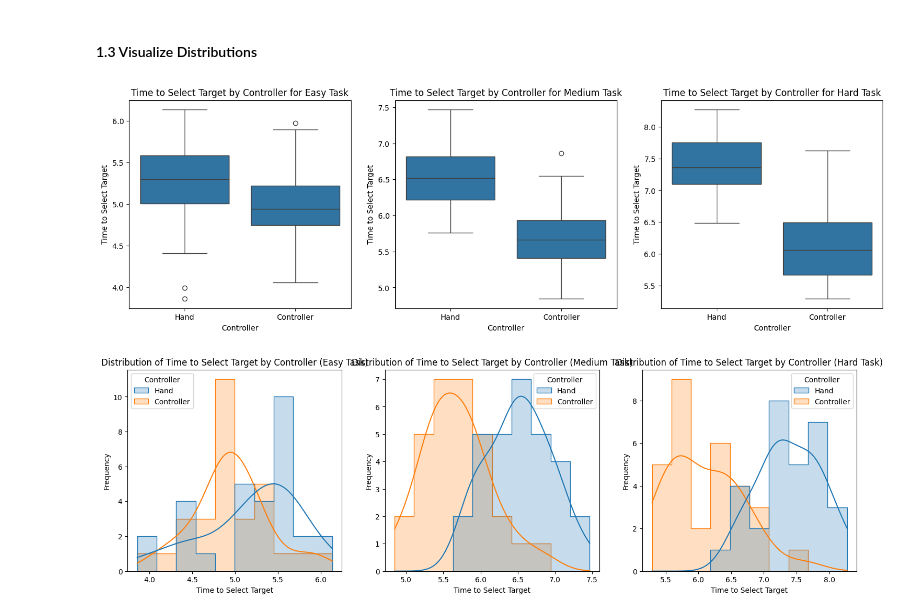
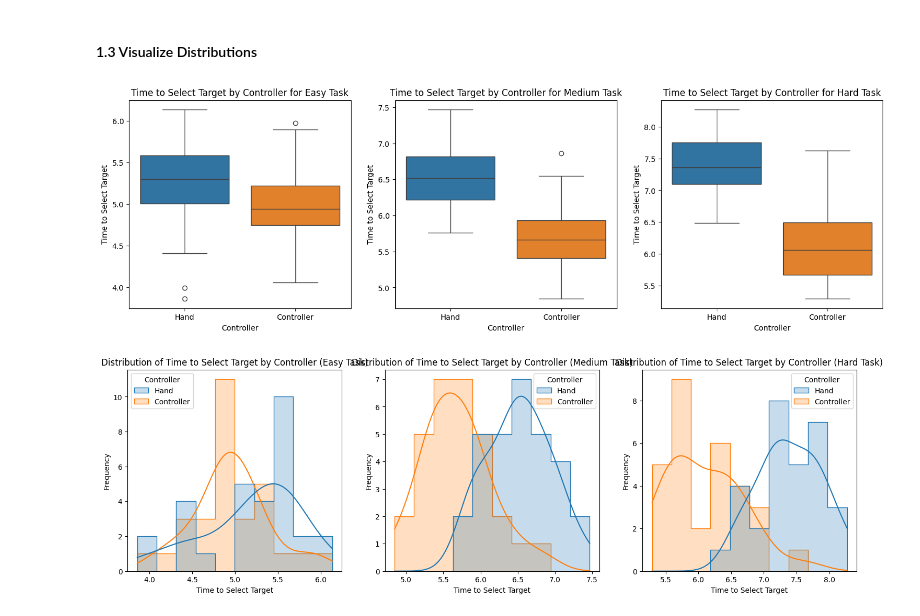
Before and after one commit to ETH-PEACH-Lab/hci_stats, a Jupyter notebook: reference.ipynb, the cells around one changed output. Cells and saved outputs as stored; diff of their text form; code cells hidden in the pictures.

```diff
--- a/reference.ipynb
+++ b/reference.ipynb
@@ -113,26 +113,26 @@ hard_task_data.groupby('Controller')[['Time_to_Select']].describe()
 # %% [markdown]
 #### 1.3 Visualize Distributions
 # %%
-# Visualize the spread and central tendency for Time to Select  -- use boxplot
+# Visualize the spread and central tendency with boxplot
 
 # List of dataframes and task names for labeling
 task_data = [easy_task_data, medium_task_data, hard_task_data]
 task_names = ["Easy Task", "Medium Task", "Hard Task"]
 
 # Set up a figure with 3 subplots
 plt.figure(figsize=(18, 5))
 
 # Loop through each dataset and create a boxplot for each
 for i, (data, task_name) in enumerate(zip(task_data, task_names), 1):
     plt.subplot(1, 3, i)
-    sns.boxplot(x="Controller", y="Time_to_Select", data=data)
+    sns.boxplot(x="Controller", y="Time_to_Select", data=data,  hue='Controller')
     plt.title(f"Time to Select Target by Controller for {task_name}")
     plt.xlabel("Controller")
     plt.ylabel("Time to Select Target")
 
 plt.show()
 # %% [output]
-[figure, old version]
+[figure, new version]
 # %%
 # Show the frequency distribution of data using histogram
 
```
Also changed, not shown: parts of 32 cells of this notebook, 2 other files.
